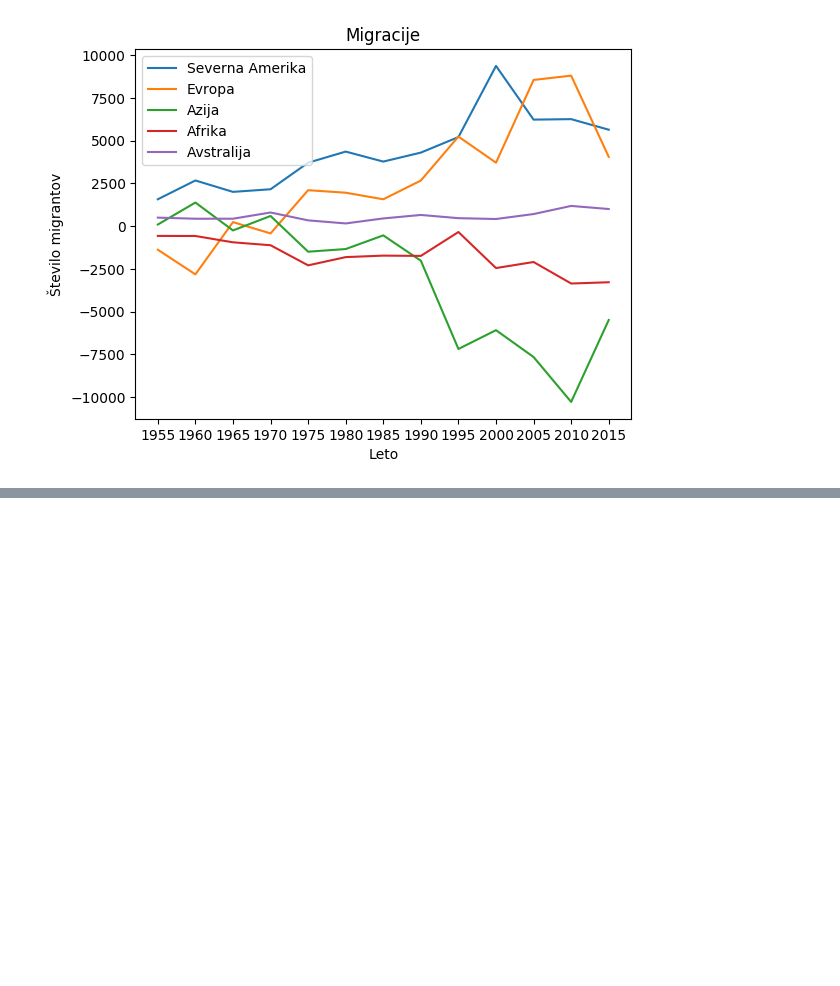
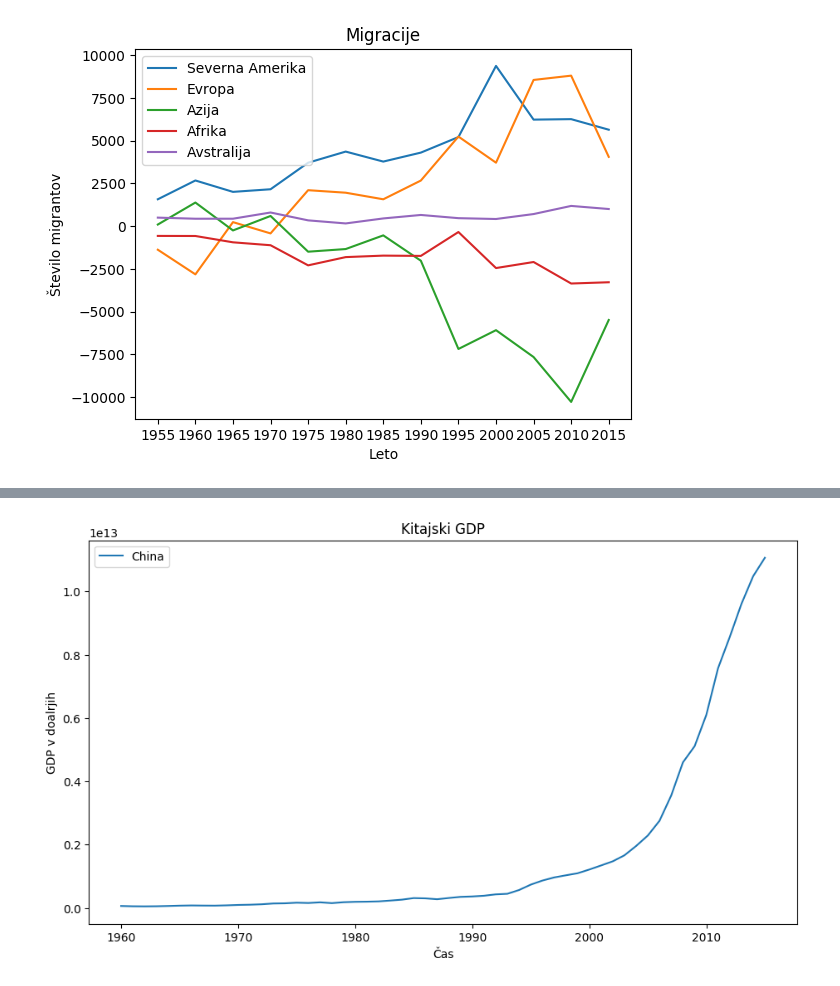
Before and after one commit to MaticSincek/PR18JJMSTB, a Jupyter notebook: vmesno-poročilo.ipynb, the cells around one changed output, grey strips where cells are left out. Cells and saved outputs as stored; diff of their text form; code cells hidden in the pictures; blank space fills up the shorter version.

```diff
--- a/vmesno-poročilo.ipynb
+++ b/vmesno-poročilo.ipynb
@@ -500,0 +579,31 @@ plt.show()
+# %%
+def chinaGDP(filenameGDP):
+    dictionaryGDP = dict()
+    reader = DictReader(open(filenameGDP, 'rt', encoding='utf-8'))
+    for row in reader:
+        country = row["Country Name"]
+        GDP = row["Value"] #GDP in current US dollar $
+        time = row["Year"]
+        if country == "China":
+            dictionaryGDP[(time, country)] = float(GDP)
+
+    gdp = []
+    for key, value in dictionaryGDP.items():
+            gdp.append((dictionaryGDP[key]))
+
+    china = []
+    yearsRange = range(1960, 2016)
+    for i in yearsRange:
+        china.append(dictionaryGDP[(str(i), "China")])
+    x = yearsRange
+    plt.figure(figsize=(11,6))
+    plt.plot(x, china)
+    plt.legend(['China'], loc='upper left')
+    plt.title("Kitajski GDP")
+    plt.xlabel("Čas")
+    plt.ylabel("GDP v doalrjih")
+    plt.show()
+
+chinaGDP("gdp_years.csv")
+# %% [output]
+[figure, added]
```
Also changed, not shown: parts of 4 cells of this notebook, 1 other file.
